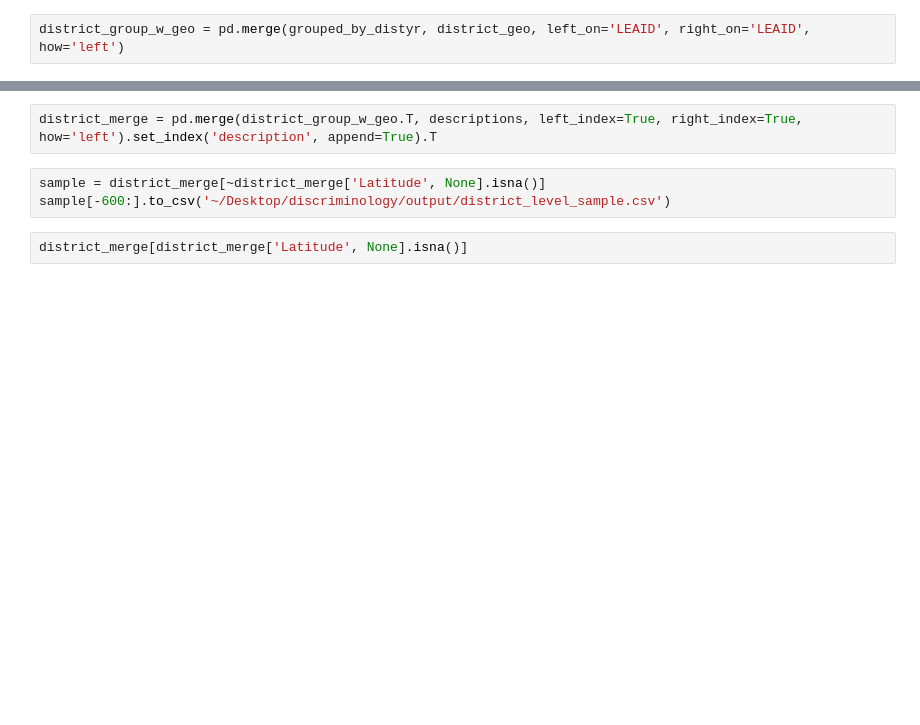
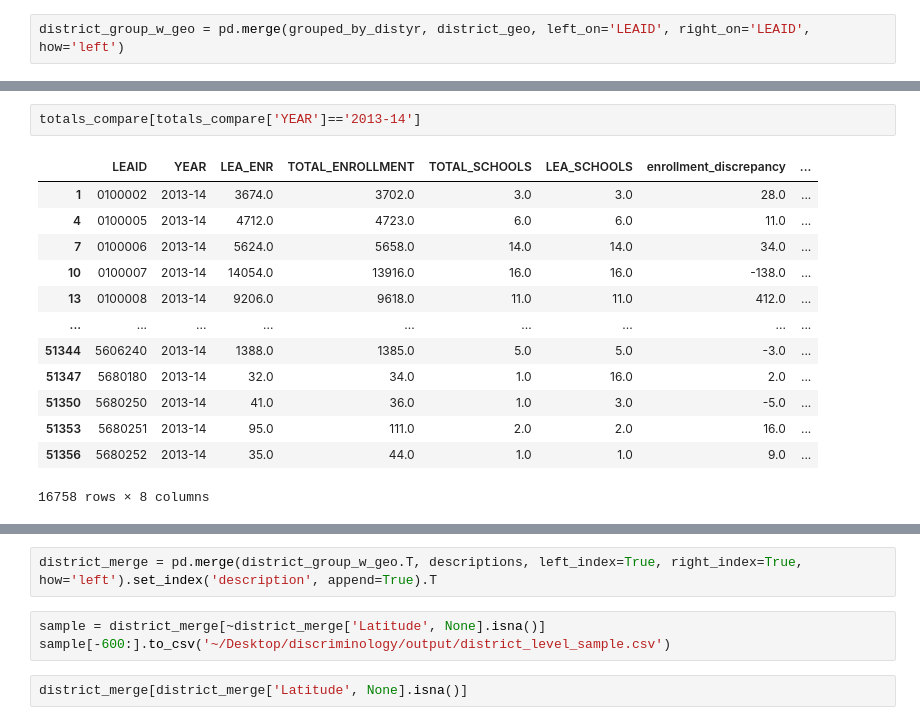
Before and after one commit to Discriminology/Educational-Equity-Data-Commons, a Jupyter notebook: data_processing.ipynb, the cells around one changed output, grey strips where cells are left out. Drawn from its saved outputs; the diff is of its cells as text; blank space fills up the shorter version.

```diff
--- a/data_processing.ipynb
+++ b/data_processing.ipynb
@@ -656,0 +738,16 @@ district_group_w_geo.head()
+# %%
+totals_compare[totals_compare['YEAR']=='2013-14']
+# %% [output]
+|  | LEAID | YEAR | LEA_ENR | TOTAL_ENROLLMENT | TOTAL_SCHOOLS | LEA_SCHOOLS | enrollment_discrepancy | ... |
+| 1 | 0100002 | 2013-14 | 3674.0 | 3702.0 | 3.0 | 3.0 | 28.0 | ... |
+| 4 | 0100005 | 2013-14 | 4712.0 | 4723.0 | 6.0 | 6.0 | 11.0 | ... |
+| 7 | 0100006 | 2013-14 | 5624.0 | 5658.0 | 14.0 | 14.0 | 34.0 | ... |
+| 10 | 0100007 | 2013-14 | 14054.0 | 13916.0 | 16.0 | 16.0 | -138.0 | ... |
+| 13 | 0100008 | 2013-14 | 9206.0 | 9618.0 | 11.0 | 11.0 | 412.0 | ... |
+| ... | ... | ... | ... | ... | ... | ... | ... | ... |
+| 51344 | 5606240 | 2013-14 | 1388.0 | 1385.0 | 5.0 | 5.0 | -3.0 | ... |
+| 51347 | 5680180 | 2013-14 | 32.0 | 34.0 | 1.0 | 16.0 | 2.0 | ... |
+| 51350 | 5680250 | 2013-14 | 41.0 | 36.0 | 1.0 | 3.0 | -5.0 | ... |
+| 51353 | 5680251 | 2013-14 | 95.0 | 111.0 | 2.0 | 2.0 | 16.0 | ... |
+| 51356 | 5680252 | 2013-14 | 35.0 | 44.0 | 1.0 | 1.0 | 9.0 | ... |
+16758 rows × 8 columns
```
Also changed, not shown: parts of 25 cells of this notebook.
